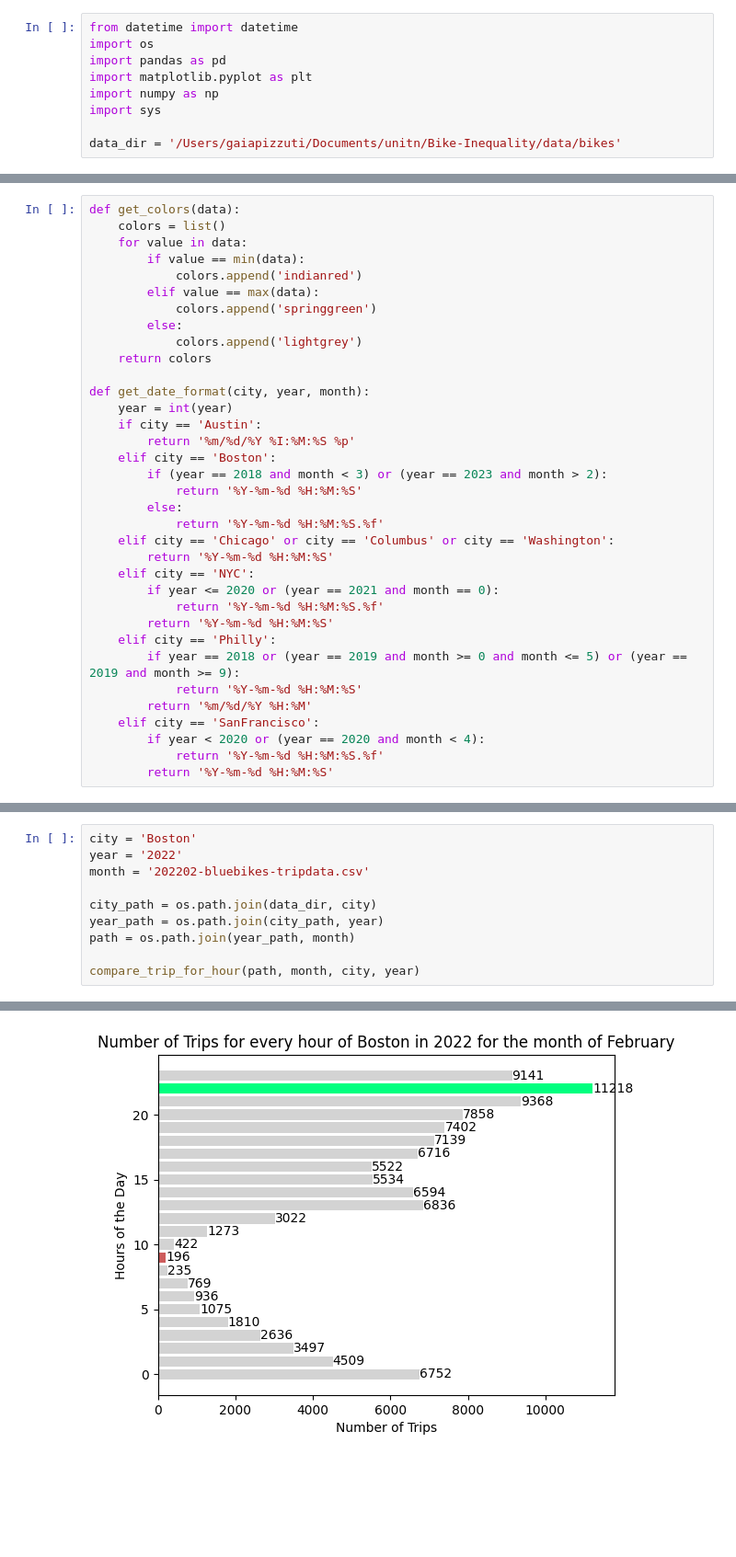
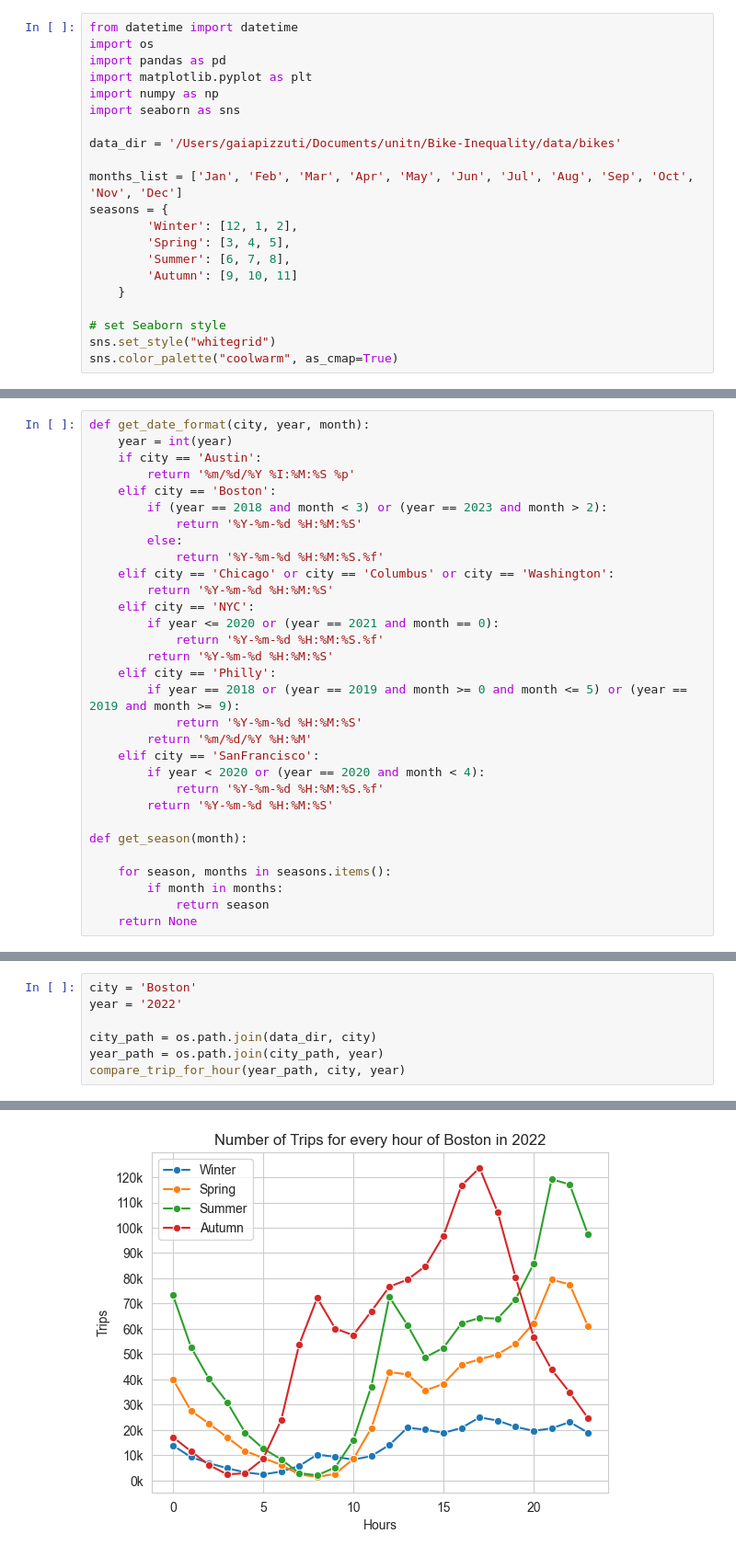
Before and after one commit to GaiaPizzuti/Bike-Inequality, a Jupyter notebook: src/notebook/trips.ipynb, the cells around one changed output, grey strips where cells are left out. Shown: that part at 92% size. Saved outputs shown, nothing was run; the diff lists cells and outputs as text; blank space fills up the shorter version.

```diff
--- a/src/notebook/trips.ipynb
+++ b/src/notebook/trips.ipynb
@@ -4,6 +4,18 @@ import os
 import pandas as pd
 import matplotlib.pyplot as plt
 import numpy as np
-import sys
+import seaborn as sns
 
 data_dir = '/Users/gaiapizzuti/Documents/unitn/Bike-Inequality/data/bikes'
+
+months_list = ['Jan', 'Feb', 'Mar', 'Apr', 'May', 'Jun', 'Jul', 'Aug', 'Sep', 'Oct', 'Nov', 'Dec']
+seasons = {
+        'Winter': [12, 1, 2],
+        'Spring': [3, 4, 5],
+        'Summer': [6, 7, 8],
+        'Autumn': [9, 10, 11]
+    }
+
+# set Seaborn style
+sns.set_style("whitegrid")
+sns.color_palette("coolwarm", as_cmap=True)
@@ -10,15 +24,4 @@ data_dir = '/Users/gaiapizzuti/Documents/unitn/Bike-Inequality/data/bikes'
 # %%
-def get_colors(data):
-    colors = list()
-    for value in data:
-        if value == min(data):
-            colors.append('indianred')
-        elif value == max(data):
-            colors.append('springgreen')
-        else:
-            colors.append('lightgrey')
-    return colors
-
 def get_date_format(city, year, month):
     year = int(year)
     if city == 'Austin':
@@ -42,4 +45,11 @@ def get_date_format(city, year, month):
         if year < 2020 or (year == 2020 and month < 4):
             return '%Y-%m-%d %H:%M:%S.%f'
         return '%Y-%m-%d %H:%M:%S'
+
+def get_season(month):
+
+    for season, months in seasons.items():
+        if month in months:
+            return season
+    return None
 # %%
@@ -233,11 +148,8 @@ def plot_gender_per_hour(city_to_analyse, year_to_analyse, month_to_analyse):
 # %%
 city = 'Boston'
 year = '2022'
-month = '202202-bluebikes-tripdata.csv'
 
 city_path = os.path.join(data_dir, city)
 year_path = os.path.join(city_path, year)
-path = os.path.join(year_path, month)
-
-compare_trip_for_hour(path, month, city, year)
+compare_trip_for_hour(year_path, city, year)
 # %% [output]
@@ -244 +173 @@ compare_trip_for_hour(path, month, city, year)
-[figure, old version]
+[figure, new version]
```
Also changed, not shown: parts of 8 cells of this notebook, 10 other files.
